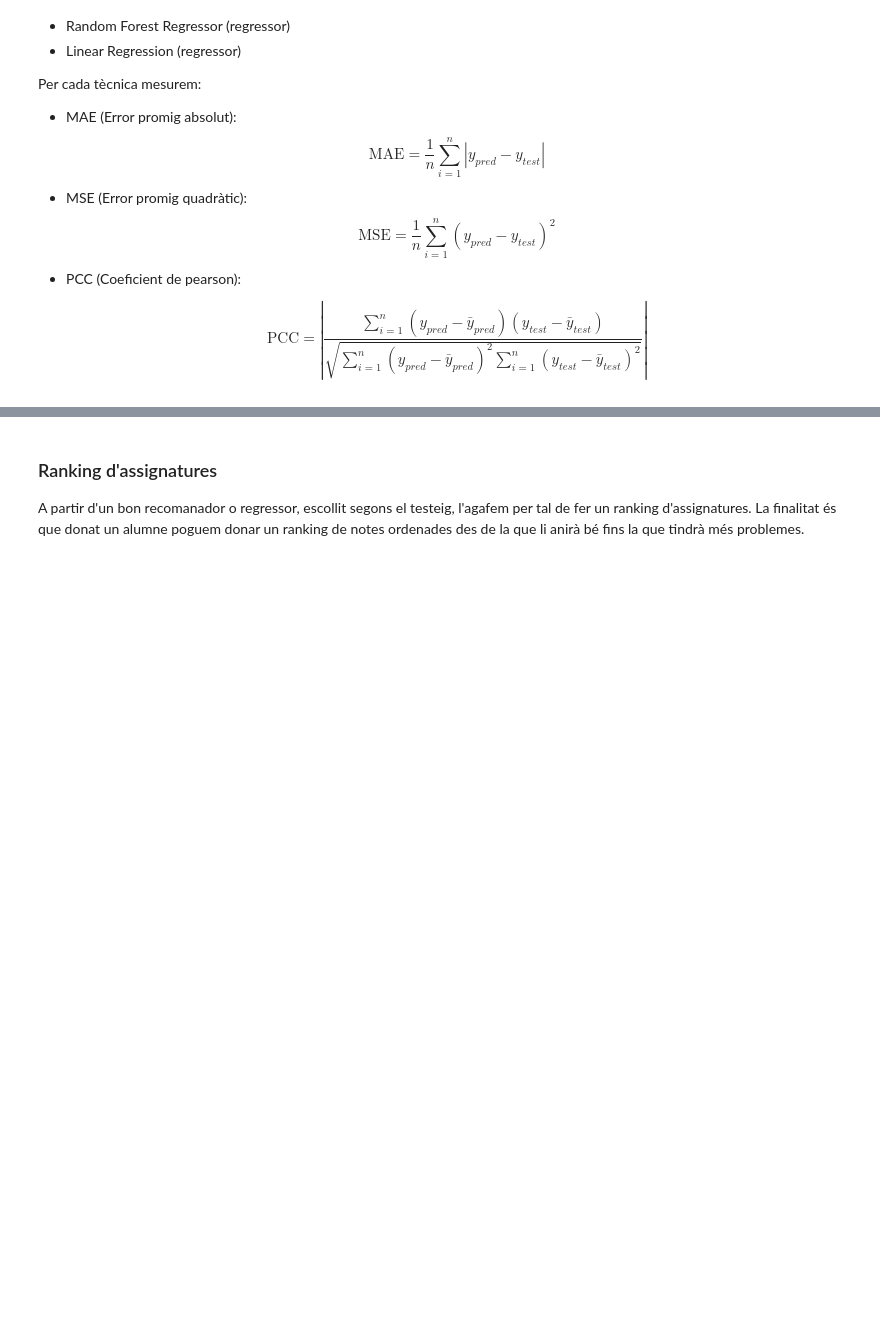
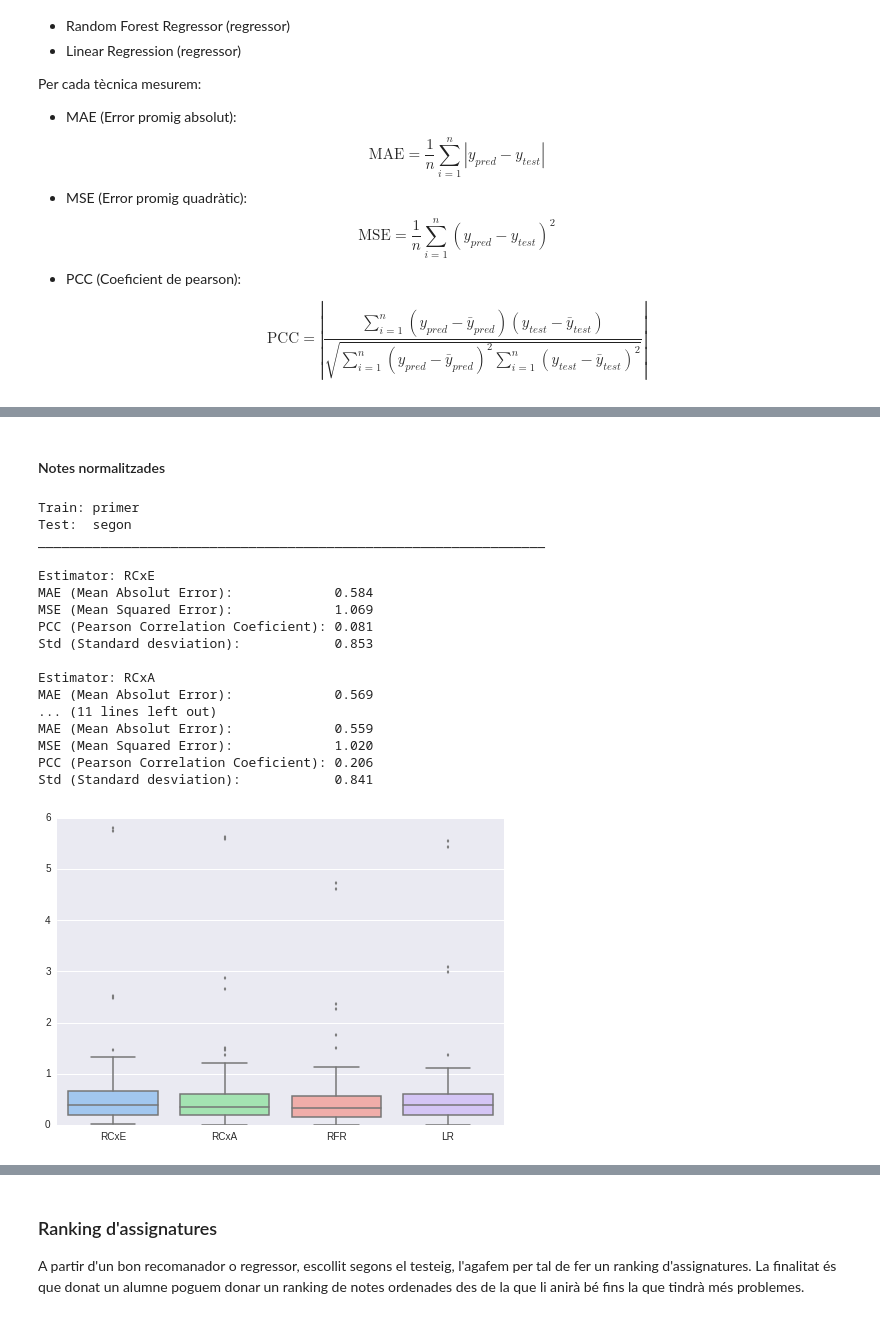
Before and after one commit to pid-ub/pid-UB, a Jupyter notebook: questions/questions-xavi/Question2-recomender.ipynb, the cells around one changed output, grey strips where cells are left out. Drawn from its saved outputs; the diff is of its cells as text; code cells hidden in the pictures; blank space fills up the shorter version.

```diff
--- a/questions/questions-xavi/Question2-recomender.ipynb
+++ b/questions/questions-xavi/Question2-recomender.ipynb
@@ -235,0 +325,33 @@ PCC (Pearson Correlation Coeficient): 0.323
+# %% [markdown]
+#### Notes normalitzades
+# %%
+print "Train: primer"
+print "Test:  segon"
+print "_________________________________________________________________"
+print
+rs = []
+for lbl,e  in zip(estimators_lbl, estimators):
+    print "Estimator:", lbl
+    rs.append(benchmark(primer_norm.values, segon_norm.values, e))
+    print
+sbn.boxplot(rs, color='pastel', names=estimators_lbl)
+sbn.despine(trim=True)
+# %% [output]
+Train: primer
+Test:  segon
+_________________________________________________________________
+
+Estimator: RCxE
+MAE (Mean Absolut Error):             0.584
+MSE (Mean Squared Error):             1.069
+PCC (Pearson Correlation Coeficient): 0.081
+Std (Standard desviation):            0.853
+
+Estimator: RCxA
+MAE (Mean Absolut Error):             0.569
+... (11 lines left out)
+MAE (Mean Absolut Error):             0.559
+MSE (Mean Squared Error):             1.020
+PCC (Pearson Correlation Coeficient): 0.206
+Std (Standard desviation):            0.841
+[figure, added]
```
Also changed, not shown: parts of 14 cells of this notebook, 5 other files.
